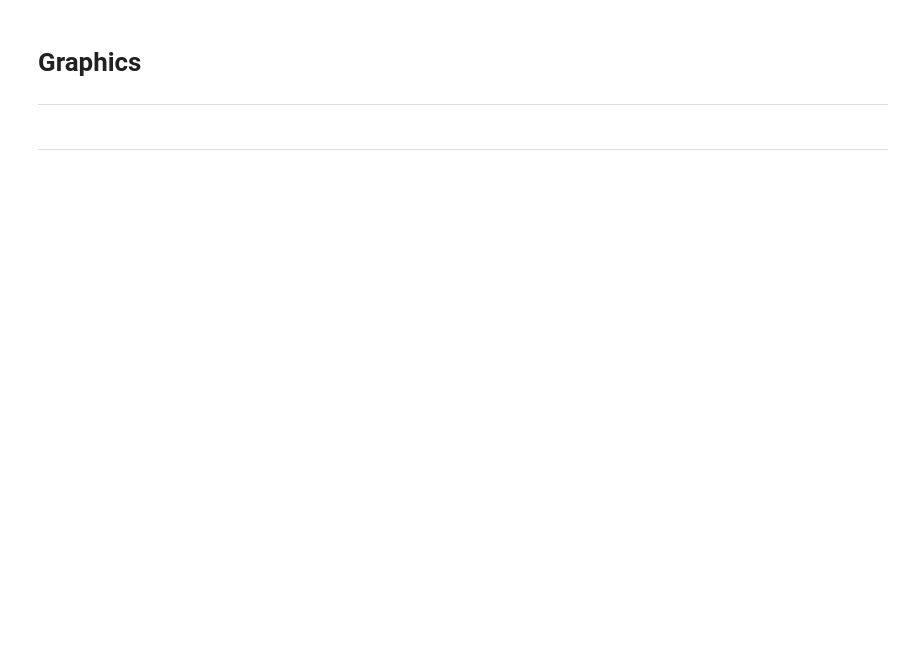
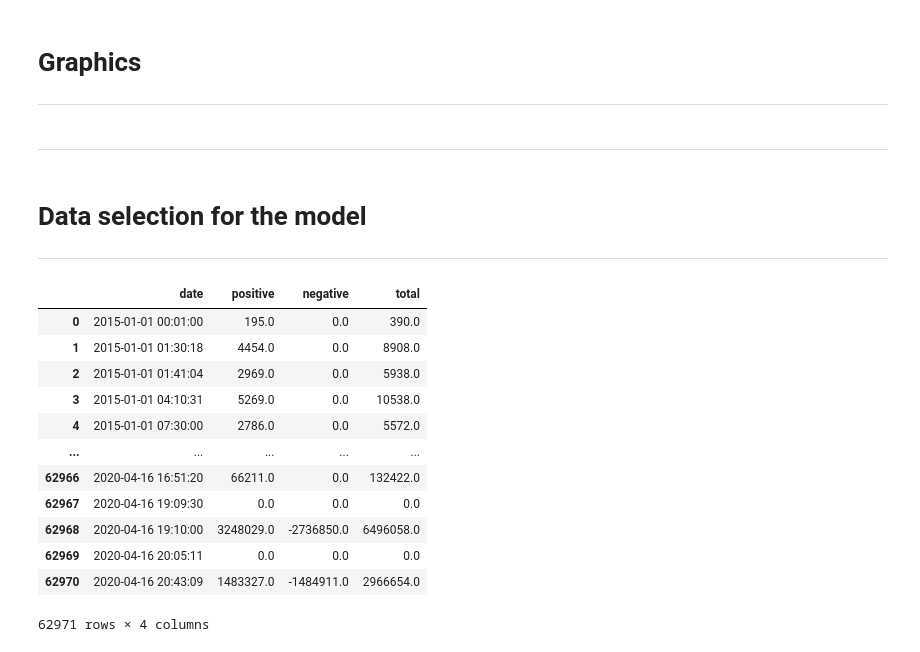
Before and after one commit to raphaelattias/apple-stock-analytics, a Jupyter notebook: raph_jtm.ipynb, the cells around one changed output. Cells and saved outputs as stored; diff of their text form; code cells hidden in the pictures; blank space fills up the shorter version.

```diff
--- a/raph_jtm.ipynb
+++ b/raph_jtm.ipynb
@@ -28,3 +40,9 @@ tqdm.pandas()
+# %%
+# Get some data frames
+wiki_data = concat_wiki_files()
+filtered_quotes = get_filtered_quotes()
+speakers_id = pd.DataFrame(get_speakers_ids(filtered_quotes))
+speakers_labels = get_speakers_labels()
 # %%
 quotes_test = filtered_quotes.sample(100).reset_index(drop = True)
 id_test = pd.DataFrame(get_speakers_ids(quotes_test))
@@ -495,3 +536,46 @@ display(yolo)
 # %%
 try_ = pd.DataFrame({'B': [0, 1, 2, 100, 4, 0, 1, 2, 100, 4]})
 try_.rolling(window = 3).mean()
+# %% [markdown]
+# Data selection for the model
+
+***
+# %%
+def func_pos(row):
+    score = 0
+    if row.sentiment > 0:
+        score = row.absolute_score
+    return score
+
+def func_neg(row):
+    score = 0
+    if row.sentiment < 0:
+        score = -row.absolute_score
+    return score
+# %%
+quotes_score = df_final.copy()
+
+quotes_score['positive'] = quotes_score.progress_apply(func_pos, axis = 1)
+quotes_score['negative'] = quotes_score.progress_apply(func_neg, axis = 1)
+
+quotes_score = quotes_score[['date', 'positive', 'negative']].dropna().groupby(['date']).sum()
+
+quotes_score['total'] = quotes_score.positive + quotes_score.positive
+
+quotes_score = quotes_score.reset_index(drop = False)
+
+display(quotes_score)
+# %% [output]
+|  | date | positive | negative | total |
+| 0 | 2015-01-01 00:01:00 | 195.0 | 0.0 | 390.0 |
+| 1 | 2015-01-01 01:30:18 | 4454.0 | 0.0 | 8908.0 |
+| 2 | 2015-01-01 01:41:04 | 2969.0 | 0.0 | 5938.0 |
+| 3 | 2015-01-01 04:10:31 | 5269.0 | 0.0 | 10538.0 |
+| 4 | 2015-01-01 07:30:00 | 2786.0 | 0.0 | 5572.0 |
+| ... | ... | ... | ... | ... |
+| 62966 | 2020-04-16 16:51:20 | 66211.0 | 0.0 | 132422.0 |
+| 62967 | 2020-04-16 19:09:30 | 0.0 | 0.0 | 0.0 |
+| 62968 | 2020-04-16 19:10:00 | 3248029.0 | -2736850.0 | 6496058.0 |
+| 62969 | 2020-04-16 20:05:11 | 0.0 | 0.0 | 0.0 |
+| 62970 | 2020-04-16 20:43:09 | 1483327.0 | -1484911.0 | 2966654.0 |
+62971 rows × 4 columns
```
Also changed, not shown: parts of 17 cells of this notebook, 2 other files.
